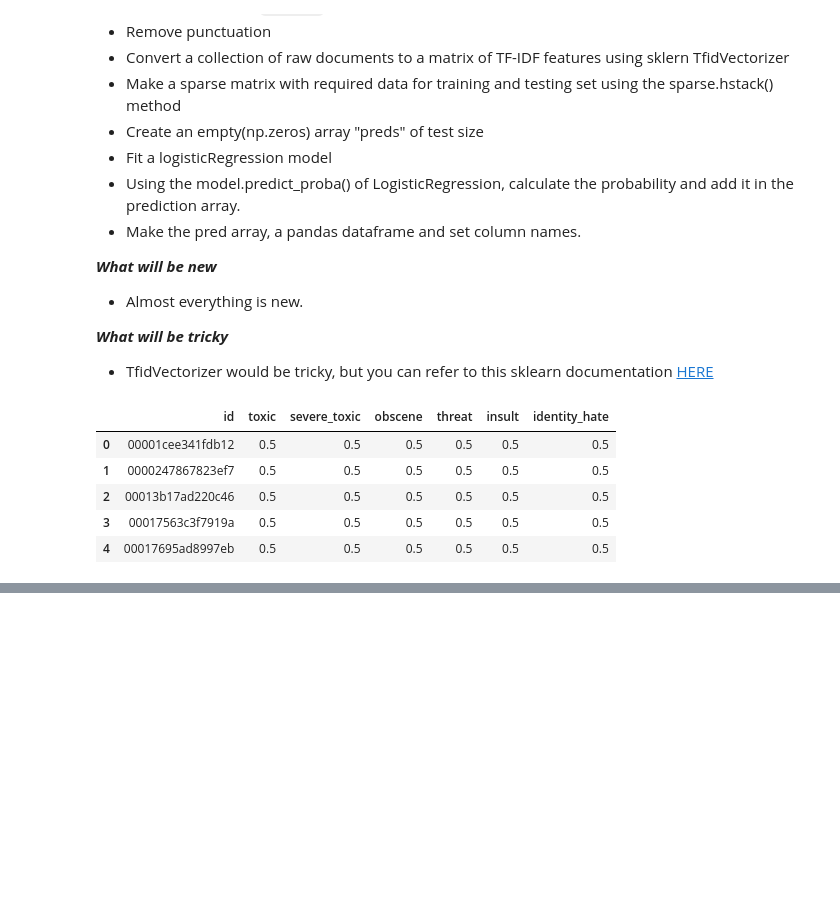
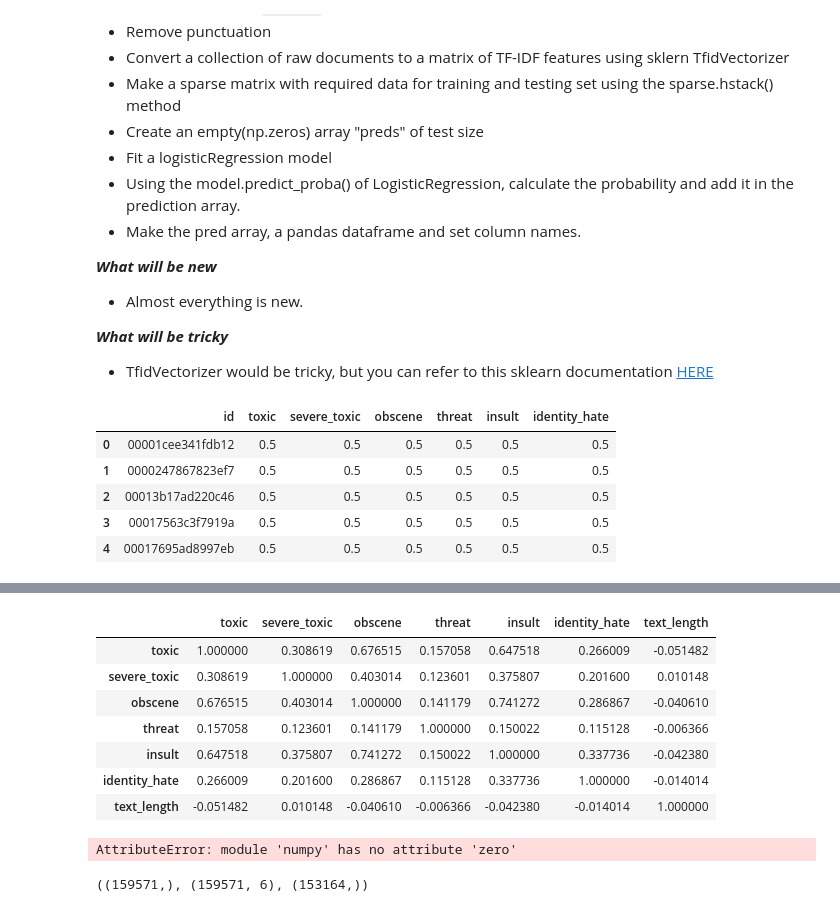
Before and after one commit to k21k/Python-Notes, a Jupyter notebook: Machine Learning/Natural Language Processing/Toxic Comments.ipynb, the cells around one changed output, grey strips where cells are left out. Saved outputs shown, nothing was run; the diff lists cells and outputs as text; code cells hidden in the pictures; blank space fills up the shorter version.

```diff
--- a/Machine Learning/Natural Language Processing/Toxic Comments.ipynb
+++ b/Machine Learning/Natural Language Processing/Toxic Comments.ipynb
@@ -58,0 +118,25 @@ pd.read_csv('sample_submission.csv').head(5)
+# %%
+df.corr()
+# %% [output]
+|  | toxic | severe_toxic | obscene | threat | insult | identity_hate | text_length |
+| toxic | 1.000000 | 0.308619 | 0.676515 | 0.157058 | 0.647518 | 0.266009 | -0.051482 |
+| severe_toxic | 0.308619 | 1.000000 | 0.403014 | 0.123601 | 0.375807 | 0.201600 | 0.010148 |
+| obscene | 0.676515 | 0.403014 | 1.000000 | 0.141179 | 0.741272 | 0.286867 | -0.040610 |
+| threat | 0.157058 | 0.123601 | 0.141179 | 1.000000 | 0.150022 | 0.115128 | -0.006366 |
+| insult | 0.647518 | 0.375807 | 0.741272 | 0.150022 | 1.000000 | 0.337736 | -0.042380 |
+| identity_hate | 0.266009 | 0.201600 | 0.286867 | 0.115128 | 0.337736 | 1.000000 | -0.014014 |
+| text_length | -0.051482 | 0.010148 | -0.040610 | -0.006366 | -0.042380 | -0.014014 | 1.000000 |
+# %%
+df2 = pd.read_csv('test.csv')
+
+df2['comment_text'] = df2['comment_text'].str.lower()
+df2['comment_text'] = df2['comment_text'].str.replace('[\W_]+',' ')
+
+df2['toxic'] = np.zero
+df2['severe_toxic'] = np.zero
+df2['obscene'] = np.zero
+df2['threat'] = np.zero
+df2['insult'] = np.zero
+df2['identity_hate'] = np.zero
+# %% [output]
+AttributeError: module 'numpy' has no attribute 'zero'
@@ -58,0 +163,11 @@ pd.read_csv('sample_submission.csv').head(5)
+# %%
+
+X_train = train['clean_comment']
+X_test = df2['clean_comment']
+
+y_train = train[['toxic','severe_toxic','obscene','threat','insult','identity_hate']]
+y_test = df2[['toxic','severe_toxic','obscene','threat','insult','identity_hate']]
+
+X_train.shape, y_train.shape, X_test.shape
+# %% [output]
+((159571,), (159571, 6), (153164,))
```
Also changed, not shown: parts of 19 cells of this notebook, 8 other files.
